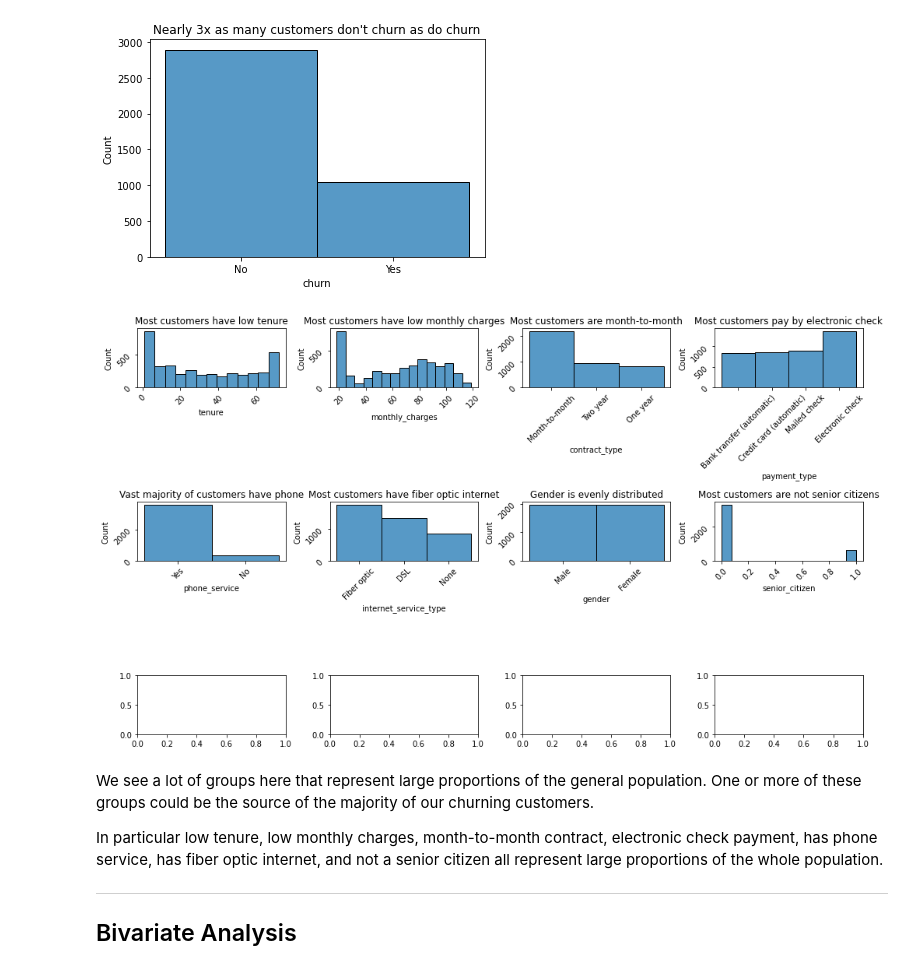
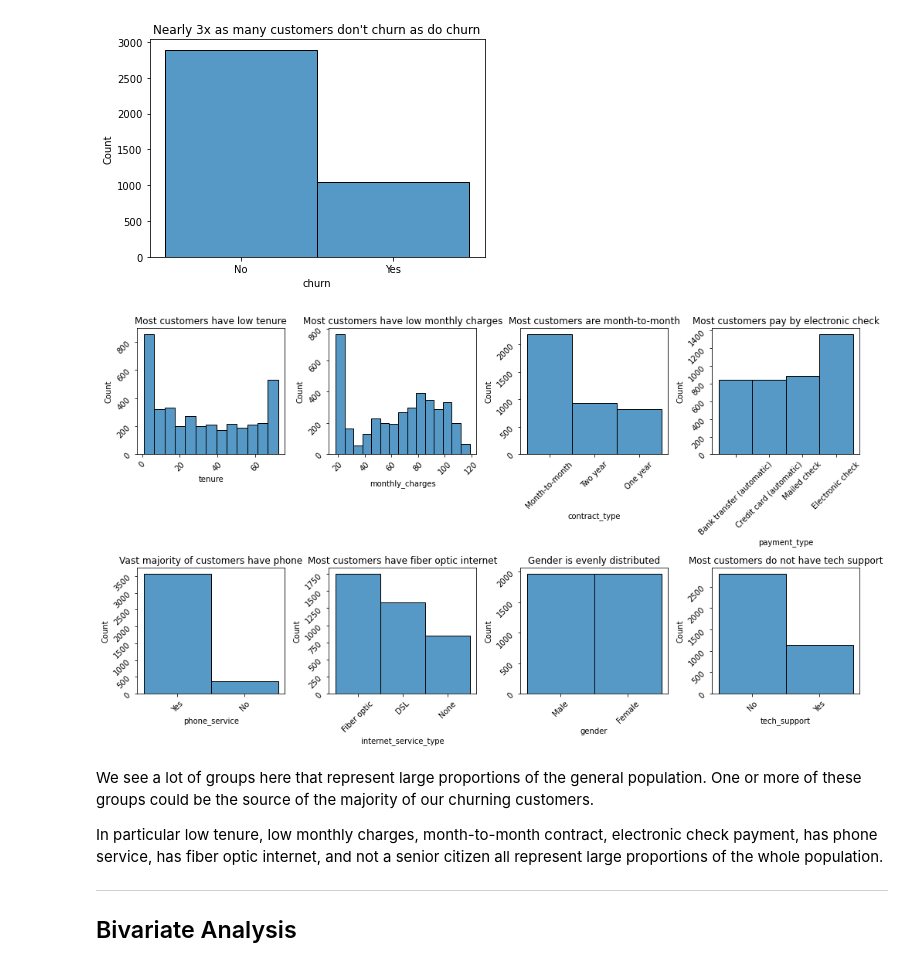
Before and after one commit to alegarcia-dev/telco-classification-project, a Jupyter notebook: notebooks/explore.ipynb, the cells around one changed output. Cells and saved outputs as stored; diff of their text form; code cells hidden in the pictures.

```diff
--- a/notebooks/explore.ipynb
+++ b/notebooks/explore.ipynb
@@ -137,37 +137,37 @@ columns = [
     'payment_type',
     'phone_service',
     'internet_service_type',
     'gender',
-    'senior_citizen'
+    'tech_support'
 
 ]
 
 titles = [
     'Most customers have low tenure',
     'Most customers have low monthly charges',
     'Most customers are month-to-month',
     'Most customers pay by electronic check',
     'Vast majority of customers have phone',
     'Most customers have fiber optic internet',
     'Gender is evenly distributed',
-    'Most customers are not senior citizens',
+    'Most customers do not have tech support',
     '',
     ''
 ]
 
-fig, ax = plt.subplots(nrows = 3, ncols = 4, figsize = (14, 8))
+fig, ax = plt.subplots(nrows = 2, ncols = 4, figsize = (14, 8))
 
 for index, column in enumerate(columns):
     sns.histplot(
         data = train[column],
         ax = ax[index // 4][index % 4]
     )
     ax[index // 4][index % 4].tick_params(labelrotation = 45)
     ax[index // 4][index % 4].set_title(titles[index])
 
 fig.tight_layout();
 # %% [output]
-[figure, old version]
+[figure, new version]
 # %% [markdown]
 We see a lot of groups here that represent large proportions of the general population. One or more of these groups could be the source of the majority of our churning customers.
 
```
Also changed, not shown: parts of 10 cells of this notebook, 4 other files.
